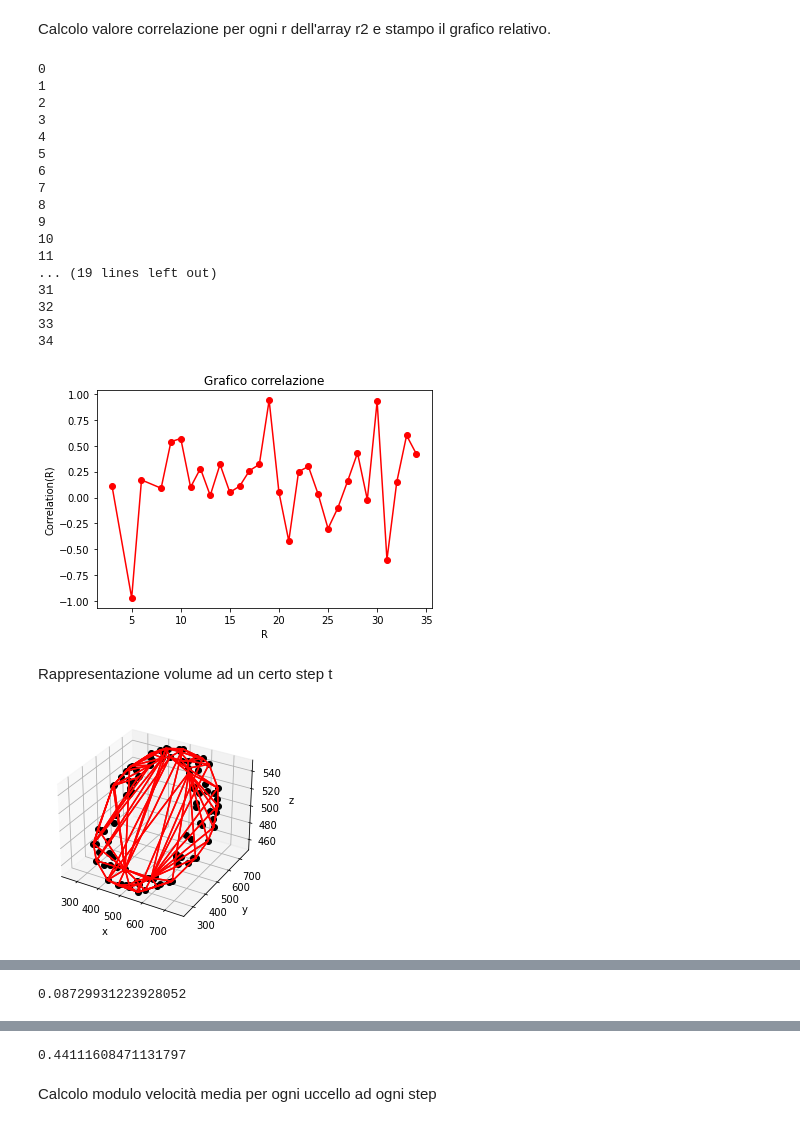
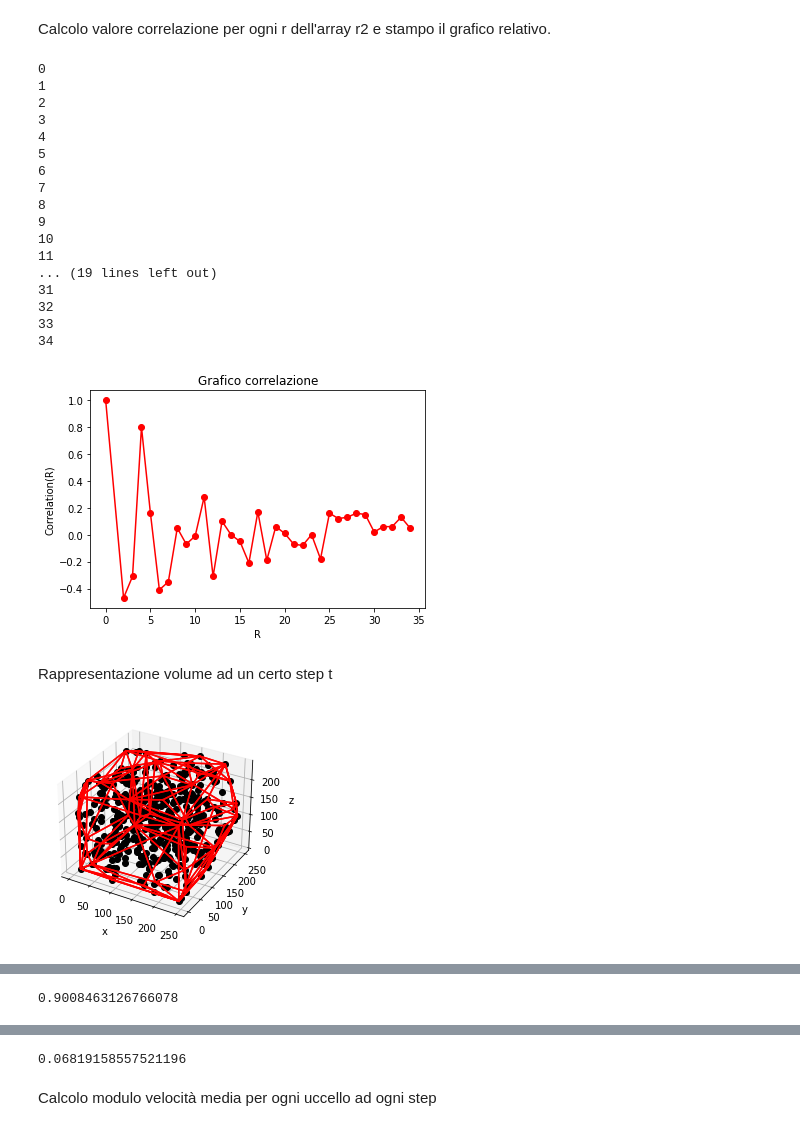
Before and after one commit to unibo-niccolotonin/Esame-Sistemi-Complessi-Stormi, a Jupyter notebook: FlockingCalcoli (3).ipynb, the cells around one changed output, grey strips where cells are left out. Drawn from its saved outputs; the diff is of its cells as text; code cells hidden in the pictures.

```diff
--- a/FlockingCalcoli (3).ipynb
+++ b/FlockingCalcoli (3).ipynb
@@ -13,19 +13,19 @@ import seaborn as sns
 # %%
 #Variabili tutili al programma
 steps=100
-birds=100
+birds=500
 
-b=0.1
+b=0.5
 
 ndim=3
-step= 100
+step=50
 # %% [markdown]
 Dai file di testo, prodotti dal programmi precedenti, leggo le velocità e le posizioni degli uccelli per ogni step e solo per uno step fissato in precedenza.
 Si ricordi di modificare sempre il nome del file di cui si sta leggendo, il numero degli uccelli, numero di steps usati e step di riferimento, per poter eseguire i calcoli.
 Nei file di testo ogni n righe (n=birds) rappresenta un singolo step.
 # %%
-vel_file = open(f"scatola vel3D birds={birds} steps={steps} b={b}.txt")
-pos_file = open(f"scatola pos3D birds={birds} steps={steps} b={b}.txt")
+vel_file = open(f"vel3D birds={birds} steps={steps} b={b}.txt")
+pos_file = open(f"pos3D birds={birds} steps={steps} b={b}.txt")
 read_vel = csv.reader(vel_file, delimiter=" ")
 read_pos = csv.reader(pos_file, delimiter=" ")
 file_vel = []
@@ -87,16 +87,15 @@ def correlation(r):
     somDelta=0
     for i in range (birds):
         for j in range (birds):
-            if i != j:
-                modvi=np.linalg.norm(velox[i])
-                modvj=np.linalg.norm(velox[j])
-                si=velox[i]/modvi
-                sj=velox[j]/modvj
-                r1=np.round(np.linalg.norm(posix[i]-posix[j]),0)
-                delt=delta(r-r1)
-                somj=np.dot(si,sj)*delt
-                som = som + somj
-                somDelta = somDelta + delt
+            modvi=np.linalg.norm(velox[i])
+            modvj=np.linalg.norm(velox[j])
+            si=velox[i]/modvi
+            sj=velox[j]/modvj
+            r1=np.round(np.linalg.norm(posix[i]-posix[j]),0)
+            delt=delta(r-r1)
+            somj=np.dot(si,sj)*delt
+            som = som + somj
+            somDelta = somDelta + delt
     if somDelta == 0:
         return False,0
     else:
@@ -105,42 +104,44 @@ def correlation(r):
 Calcolo valore correlazione per ogni r dell'array r2 e stampo il grafico relativo.
 # %%
 massimo = 35
+normalization = correlation(0)
+
 r2 = np.arange(0,massimo,1)
 cor = []
 r = []
 for i in range (r2.size):
     result = correlation(r2[i])
     if result[0] == True:
-        cor.append(np.round(result[1],2))
+        cor.append(np.round(result[1],2) / normalization[1])
         r.append(r2[i])
     print(i)
 cor=np.array(cor)
 r=np.array(r)
 
 plt.plot(r, cor, marker = "o", color = 'red')
 plt.title("Grafico correlazione")
 plt.xlabel("R")
 plt.ylabel("Correlation(R)")
 plt.show()
 # %% [output]
 0
 1
 2
 3
 4
 5
 6
 7
 8
 9
 10
 11
 ... (19 lines left out)
 31
 32
 33
 34
-[figure, old version]
+[figure, new version]
 # %% [markdown]
 Rappresentazione volume ad un certo step t
 # %%
@@ -164,7 +165,7 @@ for i in ["x", "y", "z"]:
 
 plt.show()
 # %% [output]
-[figure, old version]
+[figure, new version]
 # %% [markdown]
 Calcolo polarizzazione:
 ![Polarizzazione](Polarizzazione.png)
@@ -176,7 +177,7 @@ for j in range (birds):
 pol=np.linalg.norm(np.mean(array,axis=0))
 print(pol)
 # %% [output]
-0.08729931223928052
+0.9008463126766078
 # %%
 #Nomalizzo le velocità medie
 VelNorm=VelMedia/np.linalg.norm(VelMedia)
@@ -217,7 +218,7 @@ vet=autovet/np.linalg.norm(autovet)
 gamma=pow(vet[0][0]*VelNorm[0]+vet[0][1]*VelNorm[1]+vet[0][2]*VelNorm[2],2)
 print(gamma)
 # %% [output]
-0.44111608471131797
+0.06819158557521196
 # %% [markdown]
 Calcolo modulo velocità media per ogni uccello ad ogni step
 # %%
```
Also changed, not shown: parts of 3 cells of this notebook.
